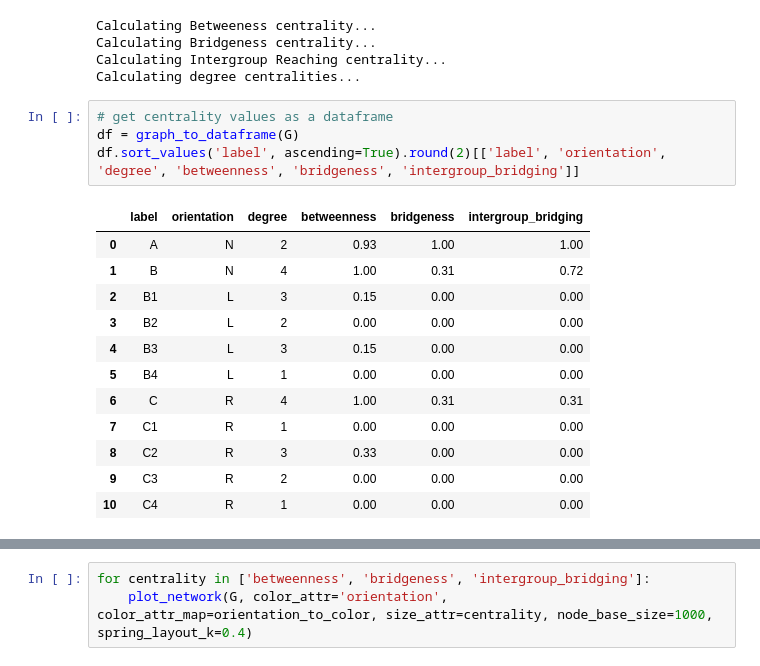
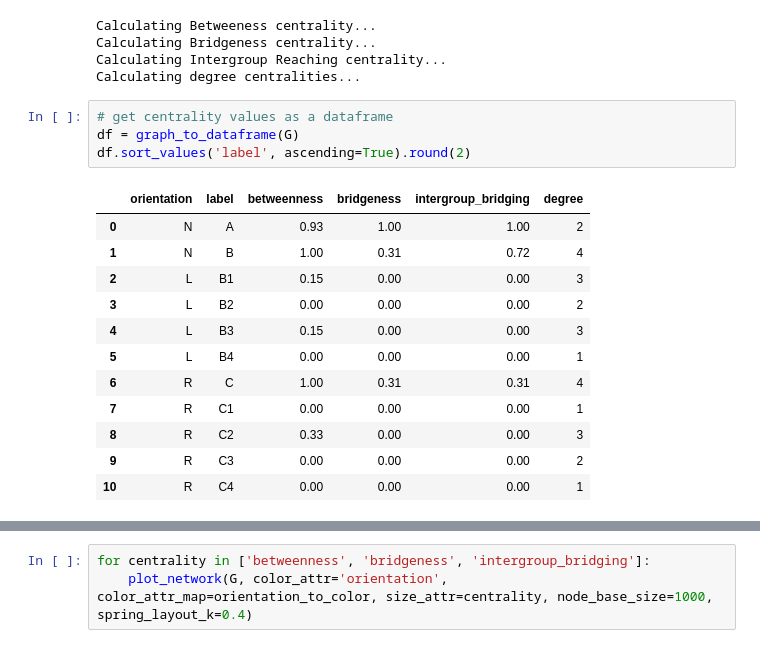
Before and after one commit to jordankobellarz/intergroup-bridging, a Jupyter notebook: centralities_comparison.ipynb, the cells around one changed output, grey strips where cells are left out. Cells and saved outputs as stored; diff of their text form.

```diff
--- a/centralities_comparison.ipynb
+++ b/centralities_comparison.ipynb
@@ -99,17 +109,17 @@ Calculating degree centralities...
 # %%
 # get centrality values as a dataframe
 df = graph_to_dataframe(G)
-df.sort_values('label', ascending=True).round(2)[['label', 'orientation', 'degree', 'betweenness', 'bridgeness', 'intergroup_bridging']]
+df.sort_values('label', ascending=True).round(2)
 # %% [output]
-|  | label | orientation | degree | betweenness | bridgeness | intergroup_bridging |
-| 0 | A | N | 2 | 0.93 | 1.00 | 1.00 |
-| 1 | B | N | 4 | 1.00 | 0.31 | 0.72 |
-| 2 | B1 | L | 3 | 0.15 | 0.00 | 0.00 |
-| 3 | B2 | L | 2 | 0.00 | 0.00 | 0.00 |
-| 4 | B3 | L | 3 | 0.15 | 0.00 | 0.00 |
-| 5 | B4 | L | 1 | 0.00 | 0.00 | 0.00 |
-| 6 | C | R | 4 | 1.00 | 0.31 | 0.31 |
-| 7 | C1 | R | 1 | 0.00 | 0.00 | 0.00 |
-| 8 | C2 | R | 3 | 0.33 | 0.00 | 0.00 |
-| 9 | C3 | R | 2 | 0.00 | 0.00 | 0.00 |
-| 10 | C4 | R | 1 | 0.00 | 0.00 | 0.00 |
+|  | orientation | label | betweenness | bridgeness | intergroup_bridging | degree |
+| 0 | N | A | 0.93 | 1.00 | 1.00 | 2 |
+| 1 | N | B | 1.00 | 0.31 | 0.72 | 4 |
+| 2 | L | B1 | 0.15 | 0.00 | 0.00 | 3 |
+| 3 | L | B2 | 0.00 | 0.00 | 0.00 | 2 |
+| 4 | L | B3 | 0.15 | 0.00 | 0.00 | 3 |
+| 5 | L | B4 | 0.00 | 0.00 | 0.00 | 1 |
+| 6 | R | C | 1.00 | 0.31 | 0.31 | 4 |
+| 7 | R | C1 | 0.00 | 0.00 | 0.00 | 1 |
+| 8 | R | C2 | 0.33 | 0.00 | 0.00 | 3 |
+| 9 | R | C3 | 0.00 | 0.00 | 0.00 | 2 |
+| 10 | R | C4 | 0.00 | 0.00 | 0.00 | 1 |
```
Also changed, not shown: parts of 4 cells of this notebook, 1 other file.
